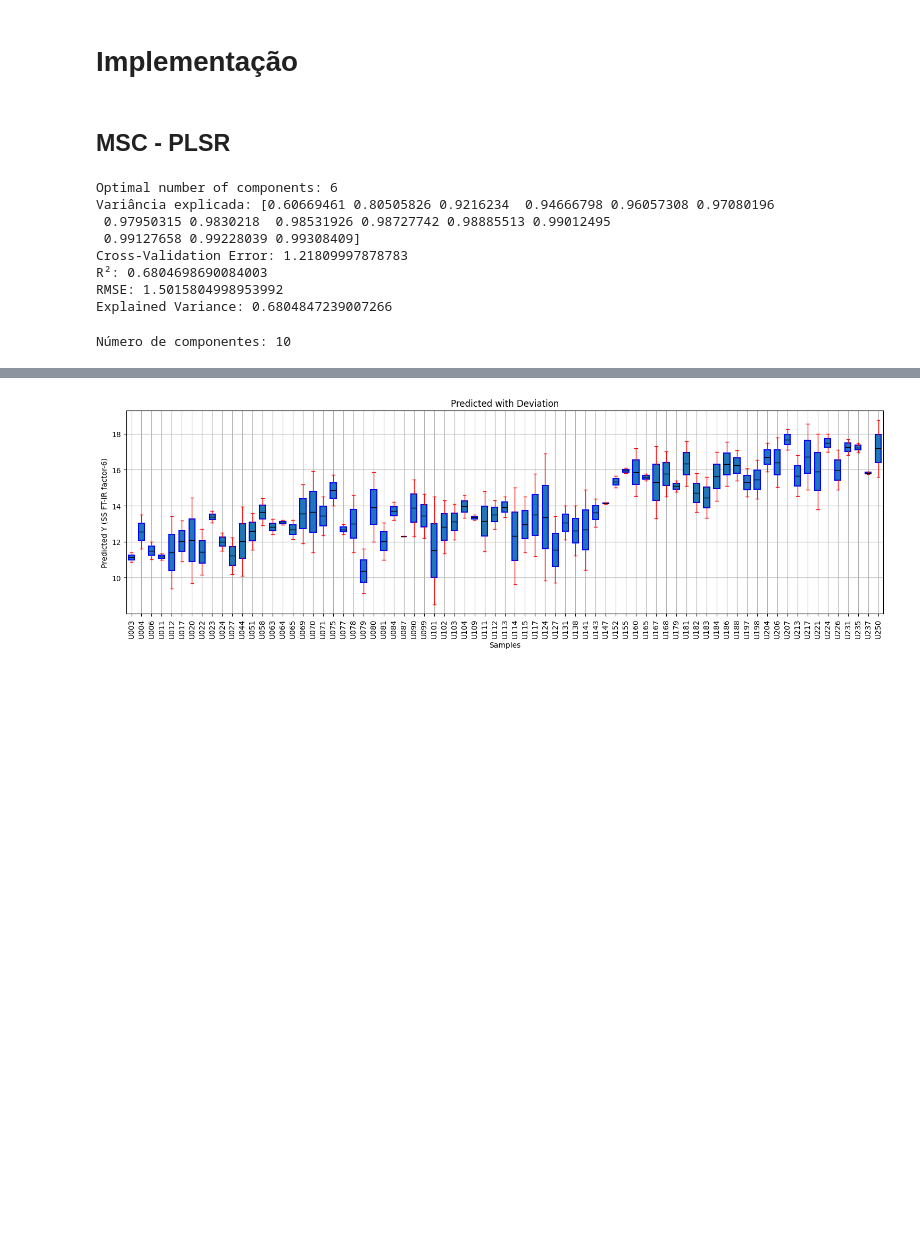
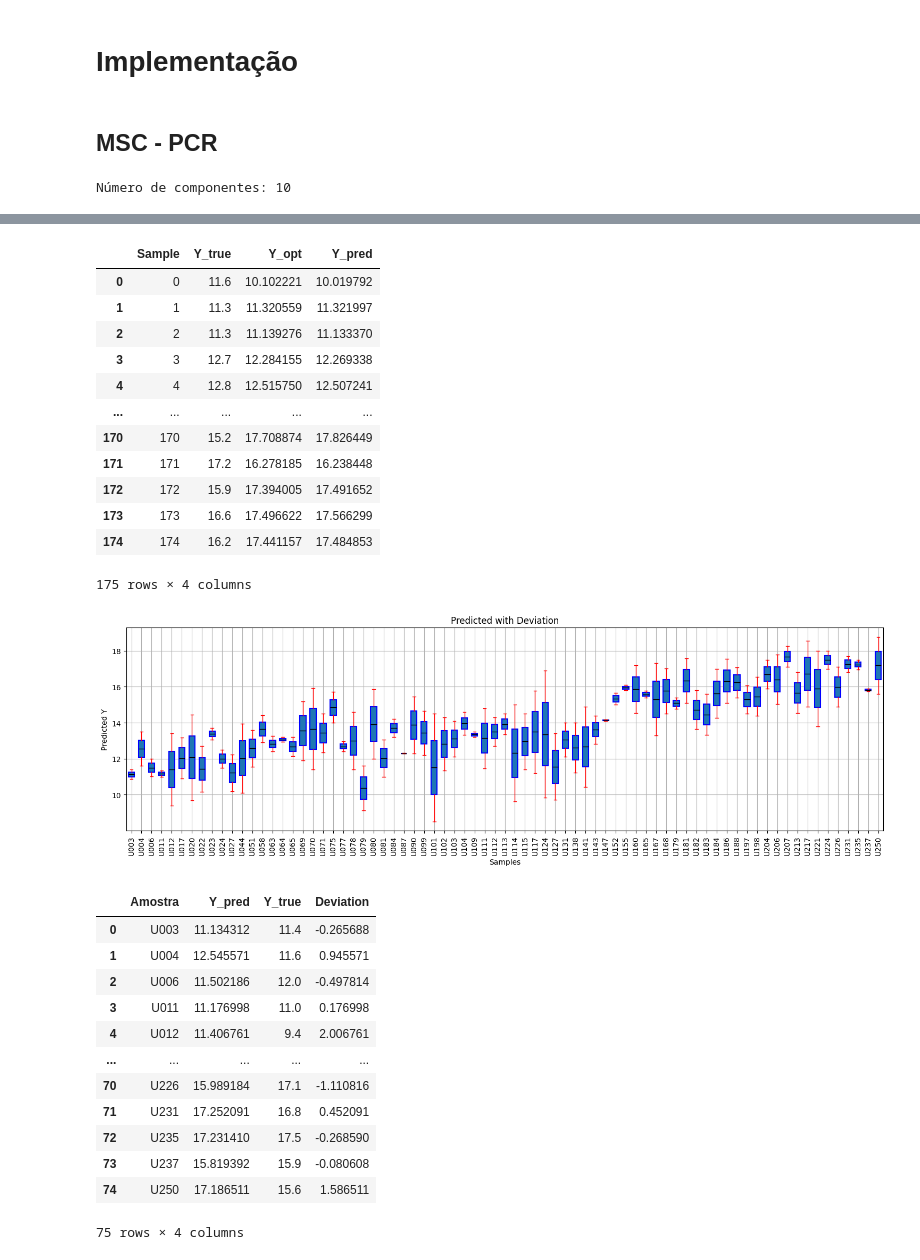
Before and after one commit to xndrxssx/cotton_candy_spectral_analysis, a Jupyter notebook: Partial Components Regression/PCR.ipynb, the cells around one changed output, grey strips where cells are left out. Drawn from its saved outputs; the diff is of its cells as text; code cells hidden in the pictures; blank space fills up the shorter version.

Commit message:
Implementação da importação das métricas do PLSR e do PCR

```diff
--- a/Partial Components Regression/PCR.ipynb
+++ b/Partial Components Regression/PCR.ipynb
@@ -396,19 +303,52 @@ def main(data, name):
+# %%
+plot_infos_msc = pd.DataFrame(columns=['Attribute', 'Y', 'Slope', 'Offset', 'RMSE', 'R²'])
+plot_infos_snv = pd.DataFrame(columns=['Attribute', 'Y', 'Slope', 'Offset', 'RMSE', 'R²'])
+plot_infos_sg = pd.DataFrame(columns=['Attribute', 'Y', 'Slope', 'Offset', 'RMSE', 'R²'])
+
+def add_plot_infos(plot_infos_pre, plot_infos_df, attribute):
+    # Cria uma cópia do DataFrame para evitar alterações no original
+    plot_infos_df = plot_infos_df.copy()
+
+    # Adiciona a coluna 'Attribute' ao DataFrame plot_infos_df
+    plot_infos_df['Attribute'] = attribute
+
+    # Adiciona a nova linha ao DataFrame existente
+    plot_infos_pre = pd.concat([plot_infos_pre, plot_infos_df], ignore_index=True)
+
+    return plot_infos_pre
 # %% [markdown]
-## MSC - PLSR
+## MSC - PCR
-# %%
-lin_reg, r2, rmse, explained_var, pca = main(df_msc_cal, 'SST')
-# %% [output]
-Optimal number of components: 6
-Variância explicada: [0.60669461 0.80505826 0.9216234  0.94666798 0.96057308 0.97080196
- 0.97950315 0.9830218  0.98531926 0.98727742 0.98885513 0.99012495
- 0.99127658 0.99228039 0.99308409]
-Cross-Validation Error: 1.21809997878783
-R²: 0.6804698690084003
-RMSE: 1.5015804998953992
-Explained Variance: 0.6804847239007266
 # %%
-calibration_msc_sst, validation_msc_sst, Y_predict_msc_sst = build_model(df_msc_cal, df_msc_cal['SST'], df_msc_val, df_msc_val['SST'])
+calibration_msc_sst, validation_msc_sst, Y_predict_msc_sst, plot_infos = build_model(df_msc_cal, df_msc_cal['SST'], df_msc_val, df_msc_val['SST'])
+
+plot_infos_msc = add_plot_infos(plot_infos_msc, plot_infos, 'SST')
 # %% [output]
 Número de componentes: 10
 [figure]
+|  | Sample | Y_true | Y_opt | Y_pred |
+| 0 | 0 | 11.6 | 10.102221 | 10.019792 |
+| 1 | 1 | 11.3 | 11.320559 | 11.321997 |
+| 2 | 2 | 11.3 | 11.139276 | 11.133370 |
+| 3 | 3 | 12.7 | 12.284155 | 12.269338 |
+| 4 | 4 | 12.8 | 12.515750 | 12.507241 |
+| ... | ... | ... | ... | ... |
+| 170 | 170 | 15.2 | 17.708874 | 17.826449 |
+| 171 | 171 | 17.2 | 16.278185 | 16.238448 |
+| 172 | 172 | 15.9 | 17.394005 | 17.491652 |
+| 173 | 173 | 16.6 | 17.496622 | 17.566299 |
+| 174 | 174 | 16.2 | 17.441157 | 17.484853 |
+175 rows × 4 columns
-[figure, old version]
+[figure, new version]
+|  | Amostra | Y_pred | Y_true | Deviation |
+| 0 | U003 | 11.134312 | 11.4 | -0.265688 |
+| 1 | U004 | 12.545571 | 11.6 | 0.945571 |
+| 2 | U006 | 11.502186 | 12.0 | -0.497814 |
+| 3 | U011 | 11.176998 | 11.0 | 0.176998 |
+| 4 | U012 | 11.406761 | 9.4 | 2.006761 |
+| ... | ... | ... | ... | ... |
+| 70 | U226 | 15.989184 | 17.1 | -1.110816 |
+| 71 | U231 | 17.252091 | 16.8 | 0.452091 |
+| 72 | U235 | 17.231410 | 17.5 | -0.268590 |
+| 73 | U237 | 15.819392 | 15.9 | -0.080608 |
+| 74 | U250 | 17.186511 | 15.6 | 1.586511 |
+75 rows × 4 columns
```
Also changed, not shown: parts of 23 cells of this notebook, 6 other files.
